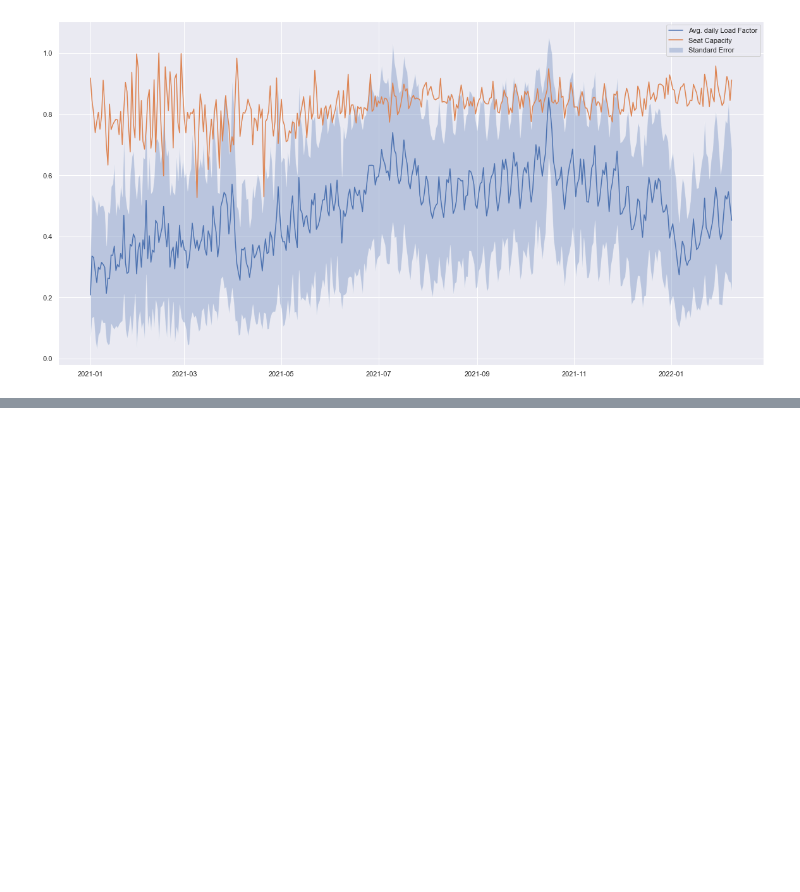
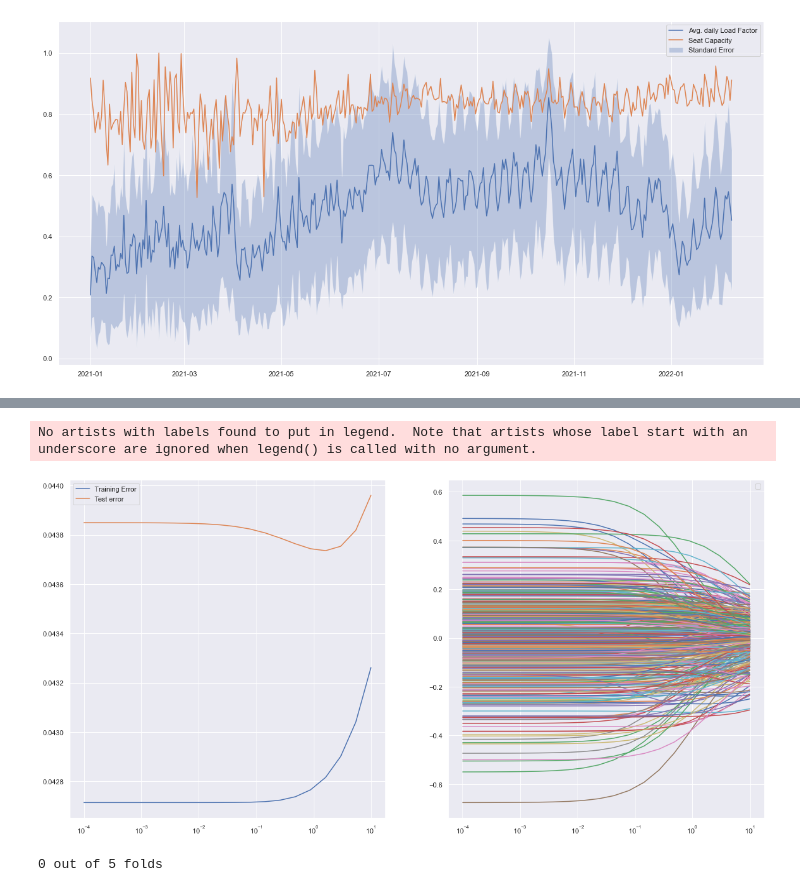
Before and after one commit to MatildeDP/ComputationalDataAnalysisProject, a Jupyter notebook: case1.ipynb, the cells around one changed output, grey strips where cells are left out. Drawn from its saved outputs; the diff is of its cells as text; code cells hidden in the pictures; blank space fills up the shorter version.

```diff
--- a/case1.ipynb
+++ b/case1.ipynb
@@ -40,0 +73,6 @@ df.groupby()
+# %%
+data = pd.get_dummies(df).drop(["FlightNumber", "SeatCapacity", "ScheduleTime"], axis = 1)
+y = data.LoadFactor.values
+X = data.drop("LoadFactor", axis = 1).values
+
+X.shape, y.shape
@@ -40,0 +137,61 @@ df.groupby()
+# %%
+fig, ax = plt.subplots(ncols = 2, figsize = (20,10))
+
+ax[0].plot(lambdas, mse_train.mean(0), label = 'Training Error')
+ax[0].plot(lambdas, mse_test.mean(0),  label = 'Test error')
+ax[0].legend()
+ax[0].set_xscale('log')
+
+ax[1].plot(lambdas, betas.mean(0))
+ax[1].legend()
+ax[1].set_xscale('log')
+# %% [output]
+No artists with labels found to put in legend.  Note that artists whose label start with an underscore are ignored when legend() is called with no argument.
+[figure, added]
+# %%
+from sklearn.model_selection import KFold
+from sklearn import linear_model
+from sklearn import preprocessing as preproc # load preprocessing function
+
+def centerData(data):
+
+    mu = np.mean(data,axis=0)
+    data = data - mu
+
+    return data, mu
+
+
+K = 5
+M = 10
+lambdas = np.logspace(-10, 1, M)
+MSE = np.zeros((K, M))
+
+kf = KFold(n_splits=K, shuffle = True)
+
+
+mse_train = np.zeros((K, M))
+mse_test  = np.zeros((K,M))
+betas     = np.zeros((K,M,X.shape[-1]))
+for i, (train_index, test_index) in enumerate(kf.split(X)):
+    print(f"{i} out of {K} folds")
+    X_train, X_test = X[train_index, :], X[test_index, :],
+    y_train, y_test = y[train_index], y[test_index]
+
+
+    for j, lambda_ in enumerate(lambdas):
+        model = linear_model.Lasso(alpha = lambda_)
+        model.fit(X_train, y_train)
+        y_hat_train = model.predict(X_train)
+        y_hat_test  = model.predict(X_test)
+
+        err_train = pow(y_train - y_hat_train, 2).mean()
+        err_test = pow(y_test - y_hat_test, 2).mean()
+
+        mse_train[i,j] = err_train
+        mse_test[i,j] = err_test
+
+        beta = model.coef_.ravel()
+
+        betas[i,j,:] = beta
+# %% [output]
+0 out of 5 folds
```
Also changed, not shown: parts of 8 cells of this notebook.
